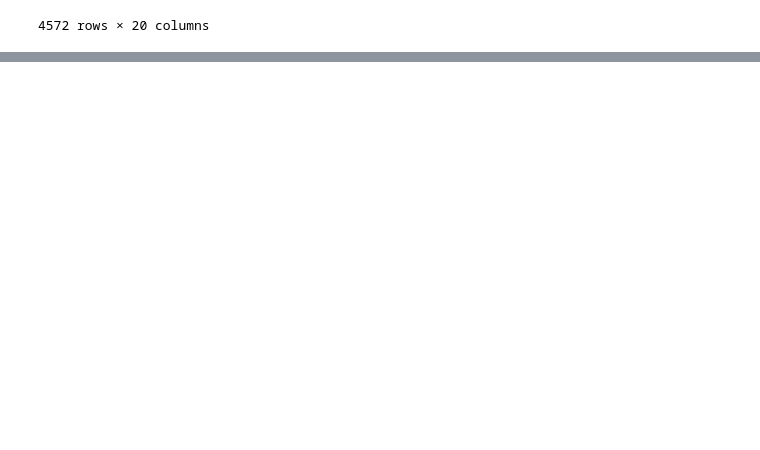
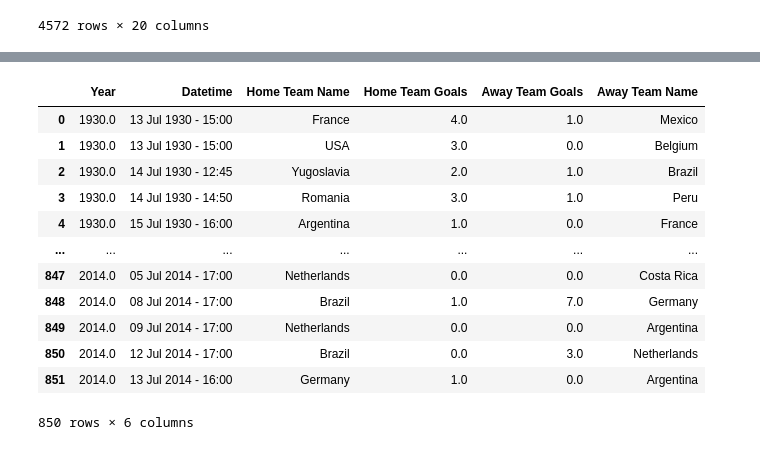
Before and after one commit to ubco-W2022T1-cosc301/project-group49, a Jupyter notebook: notebooks/analysis1.ipynb, the cells around one changed output, grey strips where cells are left out. Drawn from its saved outputs; the diff is of its cells as text; code cells hidden in the pictures; blank space fills up the shorter version.

```diff
--- a/notebooks/analysis1.ipynb
+++ b/notebooks/analysis1.ipynb
@@ -7,8 +7,11 @@ My research interest is: whether 'home team advantage' is reflected in the datas
 # %%
 import numpy as np
 import pandas as pd
+import matplotlib as plt
+import seaborn as sns
 
-pd.read_csv("../data/raw/WorldCupMatches.csv")
+raw_data = pd.read_csv("../data/raw/WorldCupMatches.csv")
+raw_data
 # %% [output]
 |  | Year | Datetime | Stage | Stadium | City | Home Team Name | Home Team Goals | Away Team Goals | ... |
 | 0 | 1930.0 | 13 Jul 1930 - 15:00 | Group 1 | Pocitos | Montevideo | France | 4.0 | 1.0 | ... |
@@ -25,0 +37,2 @@ pd.read_csv("../data/raw/WorldCupMatches.csv")
+# %%
+raw_data = raw_data.dropna()
@@ -25,0 +113,18 @@ pd.read_csv("../data/raw/WorldCupMatches.csv")
+# %%
+# cleaning my data set: removing the columns I don't require for my analysis
+clean_data = raw_data.drop(['Stage', 'Stadium', 'City', 'Win conditions', 'Attendance', 'Half-time Home Goals', 'Half-time Away Goals', 'Referee', 'Assistant 1', 'Assistant 2', 'RoundID', 'MatchID', 'Home Team Initials', 'Away Team Initials'], axis=1)
+clean_data
+# %% [output]
+|  | Year | Datetime | Home Team Name | Home Team Goals | Away Team Goals | Away Team Name |
+| 0 | 1930.0 | 13 Jul 1930 - 15:00 | France | 4.0 | 1.0 | Mexico |
+| 1 | 1930.0 | 13 Jul 1930 - 15:00 | USA | 3.0 | 0.0 | Belgium |
+| 2 | 1930.0 | 14 Jul 1930 - 12:45 | Yugoslavia | 2.0 | 1.0 | Brazil |
+| 3 | 1930.0 | 14 Jul 1930 - 14:50 | Romania | 3.0 | 1.0 | Peru |
+| 4 | 1930.0 | 15 Jul 1930 - 16:00 | Argentina | 1.0 | 0.0 | France |
+| ... | ... | ... | ... | ... | ... | ... |
+| 847 | 2014.0 | 05 Jul 2014 - 17:00 | Netherlands | 0.0 | 0.0 | Costa Rica |
+| 848 | 2014.0 | 08 Jul 2014 - 17:00 | Brazil | 1.0 | 7.0 | Germany |
+| 849 | 2014.0 | 09 Jul 2014 - 17:00 | Netherlands | 0.0 | 0.0 | Argentina |
+| 850 | 2014.0 | 12 Jul 2014 - 17:00 | Brazil | 0.0 | 3.0 | Netherlands |
+| 851 | 2014.0 | 13 Jul 2014 - 16:00 | Germany | 1.0 | 0.0 | Argentina |
+850 rows × 6 columns
```
Also changed, not shown: parts of 10 cells of this notebook.
